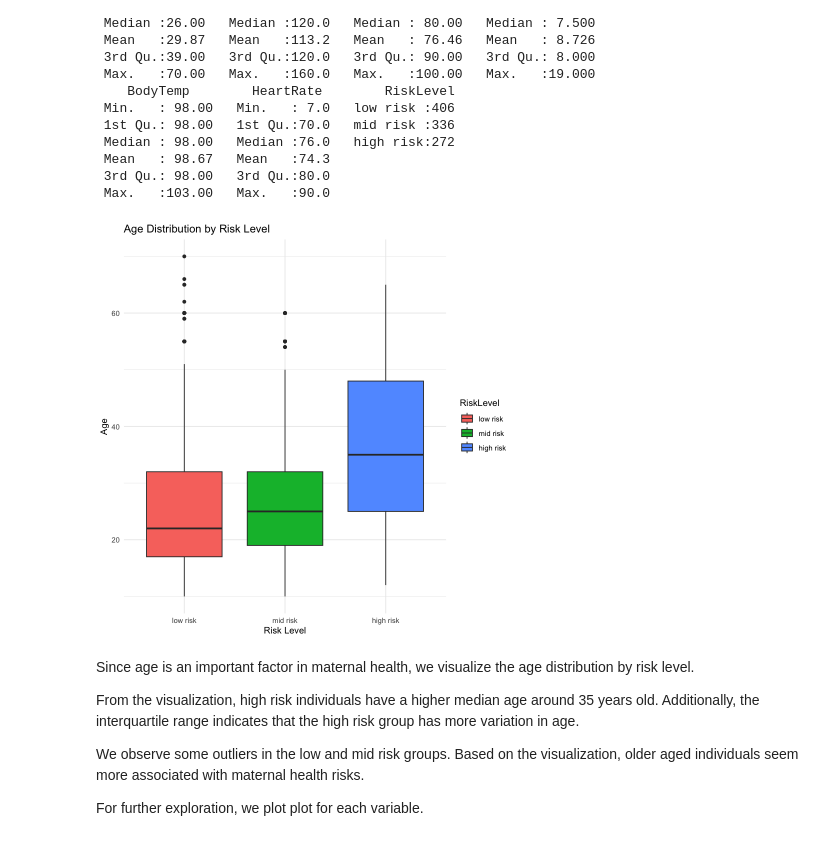
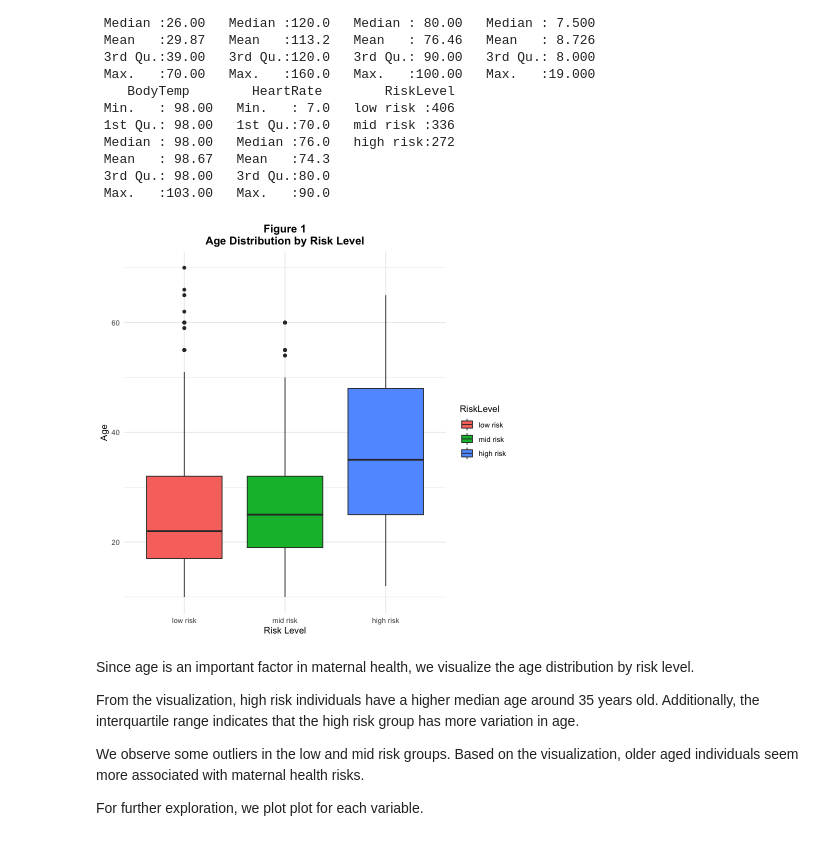
Before and after one commit to DSCI-310-2025/dsci-310-group-03, a Jupyter notebook: data_analysis.ipynb, the cells around one changed output. Cells and saved outputs as stored; diff of their text form; code cells hidden in the pictures.

Commit message:
Added figure numbers and enhanced visualization

```diff
--- a/data_analysis.ipynb
+++ b/data_analysis.ipynb
@@ -131,12 +141,15 @@ A tibble: 3 × 1
 # %%
 ggplot(data_clean, aes(x = RiskLevel, y = Age, fill = RiskLevel)) +
   geom_boxplot() +
   theme_minimal() +
-  labs(title = "Age Distribution by Risk Level",
-       x = "Risk Level",
-       y = "Age")
+  labs(
+    title = "Figure 1\nAge Distribution by Risk Level",
+    x = "Risk Level",
+    y = "Age"
+  ) +
+  theme(plot.title = element_text(hjust = 0.5, face = "bold"))
 # %% [output]
-[figure, old version]
+[figure, new version]
 # %% [markdown]
 Since age is an important factor in maternal health, we visualize the age distribution by risk level.
 
```
Also changed, not shown: parts of 2 cells of this notebook.
